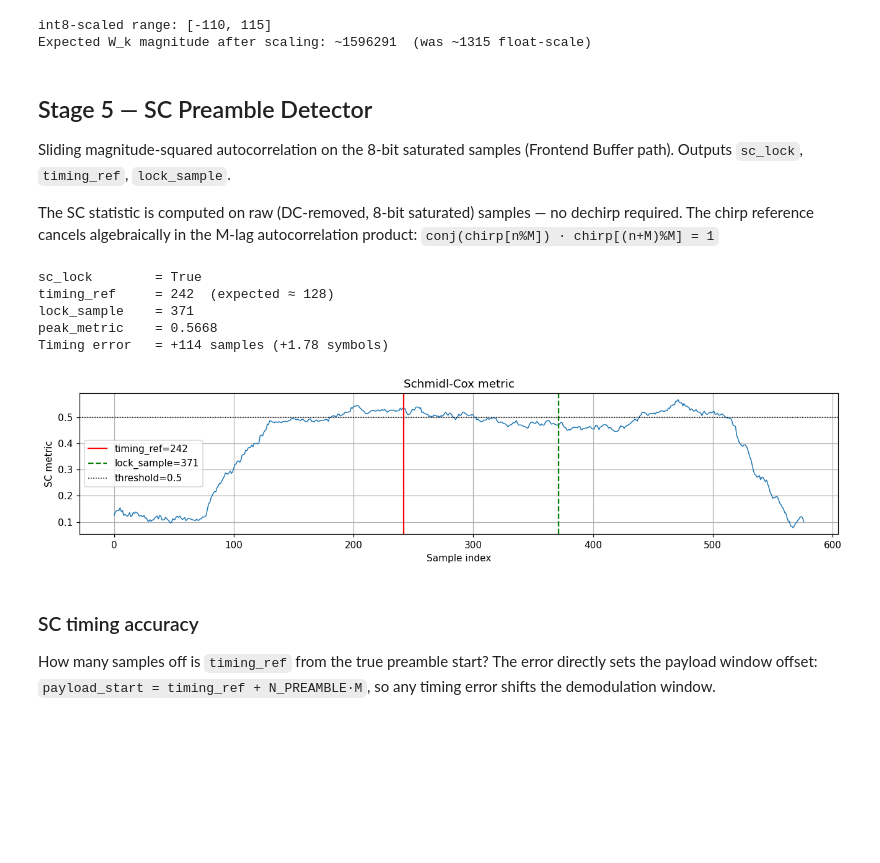
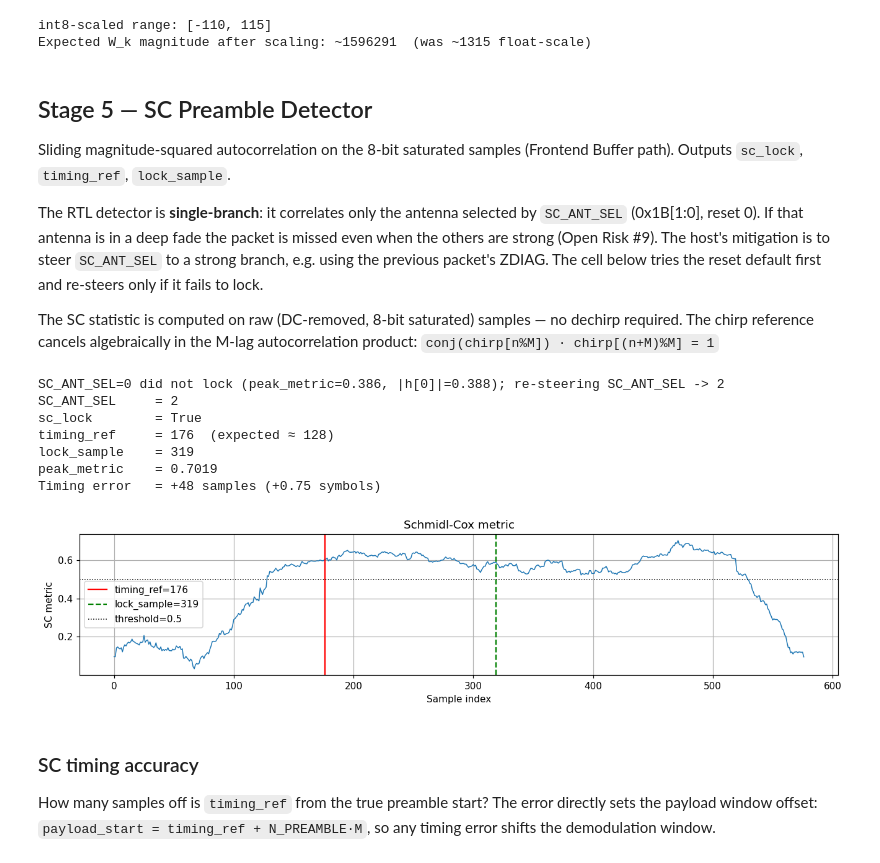
Before and after one commit to Sheffield-Chip-Design-Team/chipathon-2026-trouper, a Jupyter notebook: sim/notebooks/03_nonfft_dsp_chain.ipynb, the cells around one changed output. Cells and saved outputs as stored; diff of their text form; code cells hidden in the pictures; blank space fills up the shorter version.

```diff
--- a/sim/notebooks/03_nonfft_dsp_chain.ipynb
+++ b/sim/notebooks/03_nonfft_dsp_chain.ipynb
@@ -230,39 +241,58 @@ Expected W_k magnitude after scaling: ~1596291  (was ~1315 float-scale)
 Sliding magnitude-squared autocorrelation on the 8-bit saturated samples
 (Frontend Buffer path). Outputs `sc_lock`, `timing_ref`, `lock_sample`.
 
+The RTL detector is **single-branch**: it correlates only the antenna selected by
+`SC_ANT_SEL` (0x1B[1:0], reset 0). If that antenna is in a deep fade the packet is missed
+even when the others are strong (Open Risk #9). The host's mitigation is to steer
+`SC_ANT_SEL` to a strong branch, e.g. using the previous packet's ZDIAG. The cell below
+tries the reset default first and re-steers only if it fails to lock.
+
 The SC statistic is computed on raw (DC-removed, 8-bit saturated) samples — no dechirp required.
 The chirp reference cancels algebraically in the M-lag autocorrelation product:
 `conj(chirp[n%M]) · chirp[(n+M)%M] = 1`
 # %%
-# threshold=0.5 is appropriate for NR=4 with this Σ|sc|²/Σ(e1·e2) formulation at SNR≥5dB.
-# The metric is bounded by Σ|h|⁴/Σ(|h|²+N0)² which is < 1 even at moderate SNR; 0.9
-# works only for noiseless or very-high-SNR cases (threshold calibration TBD for HW).
-sc = SchmidlCoxDetector(M=M, threshold=0.5, hits_req=SC_HITS_REQ)
+# Single-branch metric |sc|/sqrt(e1·e2) ≈ SNR_k/(1+SNR_k) for the selected antenna k, so
+# threshold=0.5 needs roughly SNR_k >= 0 dB on that branch.
+sc = SchmidlCoxDetector(M=M, threshold=0.5, hits_req=SC_HITS_REQ)   # SC_ANT_SEL = 0 (reset)
 result = sc.detect(rx_8bit)
+SC_ANT_SEL = 0
+if not result.lock:
+    # Host re-steers SC_ANT_SEL to the strongest branch (in hardware: from the previous
+    # packet's ZDIAG / RSSI). rx_8bit is per-branch normalised, so rank on rx_dcr.
+    branch_pwr = np.mean(np.abs(rx_dcr) ** 2, axis=1)
+    SC_ANT_SEL = int(np.argmax(branch_pwr))
+    print(f'SC_ANT_SEL=0 did not lock (peak_metric={result.peak_metric:.3f}, |h[0]|={abs(h_true[0]):.3f}); '
+          f're-steering SC_ANT_SEL -> {SC_ANT_SEL}')
+    sc = SchmidlCoxDetector(M=M, threshold=0.5, hits_req=SC_HITS_REQ, sc_ant_sel=SC_ANT_SEL)
+    result = sc.detect(rx_8bit)
+
+print(f'SC_ANT_SEL     = {SC_ANT_SEL}')
 
 print(f'sc_lock        = {result.lock}')
 print(f'timing_ref     = {result.timing_ref}  (expected ≈ {GUARD_SAMPLES})')
 print(f'lock_sample    = {result.lock_sample}')
 print(f'peak_metric    = {result.peak_metric:.4f}')
 
 timing_error = result.timing_ref - GUARD_SAMPLES
 print(f'Timing error   = {timing_error:+d} samples ({timing_error/M:+.2f} symbols)')
 
 fig, ax = plt.subplots(figsize=(12, 3))
 ax.plot(result.metric, lw=1)
 ax.axvline(result.timing_ref, color='r', lw=1.5, label=f'timing_ref={result.timing_ref}')
 ax.axvline(result.lock_sample, color='g', lw=1.5, linestyle='--', label=f'lock_sample={result.lock_sample}')
 ax.axhline(sc.threshold, color='k', lw=1, linestyle=':', label=f'threshold={sc.threshold}')
 ax.set_xlabel('Sample index'); ax.set_ylabel('SC metric'); ax.set_title('Schmidl-Cox metric')
 ax.legend(); plt.tight_layout()
 show()
 # %% [output]
+SC_ANT_SEL=0 did not lock (peak_metric=0.386, |h[0]|=0.388); re-steering SC_ANT_SEL -> 2
+SC_ANT_SEL     = 2
 sc_lock        = True
-timing_ref     = 242  (expected ≈ 128)
-lock_sample    = 371
-peak_metric    = 0.5668
-Timing error   = +114 samples (+1.78 symbols)
+timing_ref     = 176  (expected ≈ 128)
+lock_sample    = 319
+peak_metric    = 0.7019
+Timing error   = +48 samples (+0.75 symbols)
-[figure, old version]
+[figure, new version]
 # %% [markdown]
 ### SC timing accuracy
 
```
Also changed, not shown: parts of 21 cells of this notebook, 28 other files.
